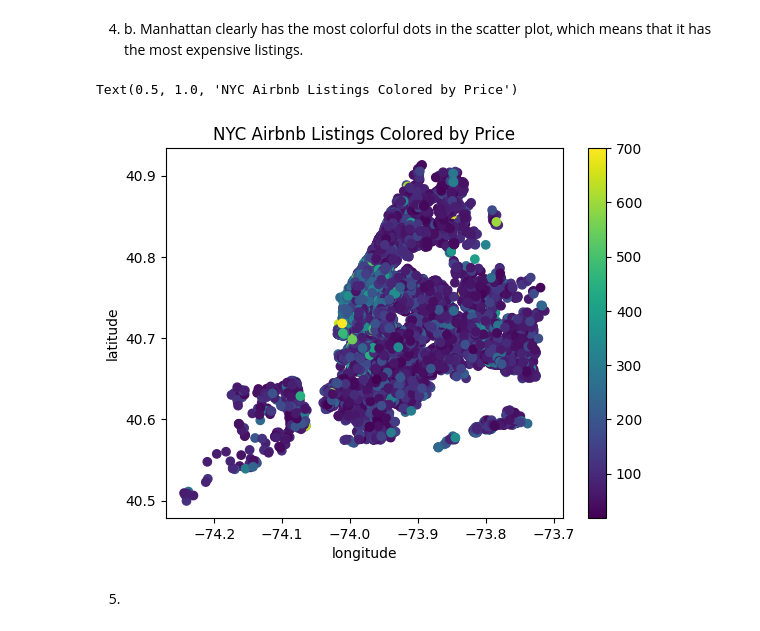
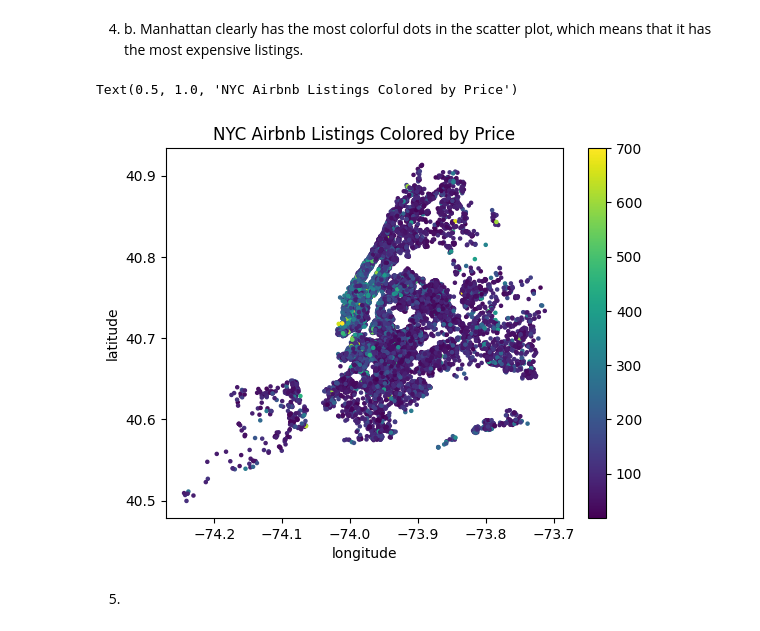
Before and after one commit to LeeEisenberg/CSE351HW2, a Jupyter notebook: cse351_hw2_code_eisenberg_lee_115520338.ipynb, the cells around one changed output. Saved outputs shown, nothing was run; the diff lists cells and outputs as text; code cells hidden in the pictures.

```diff
--- a/cse351_hw2_code_eisenberg_lee_115520338.ipynb
+++ b/cse351_hw2_code_eisenberg_lee_115520338.ipynb
@@ -97,13 +101,13 @@ Text(0.5, 1.0, 'NYC Airbnb Listings Colored by Borough')
 4. b. Manhattan clearly has the most colorful dots in the scatter plot, which means that it has the most expensive listings.
 # %%
 dfLL = df[df['price'] < 1000]
-plt.scatter(dfLL['longitude'], dfLL['latitude'], c = dfLL['price'])
-plt.colorbar()
+plt.scatter(dfLL['longitude'], dfLL['latitude'], c = dfLL['price'], s = 5) #scatter plot using price as color
+plt.colorbar() #add colorbar
 plt.xlabel('longitude')
 plt.ylabel('latitude')
 plt.title('NYC Airbnb Listings Colored by Price')
 # %% [output]
 Text(0.5, 1.0, 'NYC Airbnb Listings Colored by Price')
-[figure, old version]
+[figure, new version]
 # %% [markdown]
 5.
```
Also changed, not shown: parts of 7 cells of this notebook.
